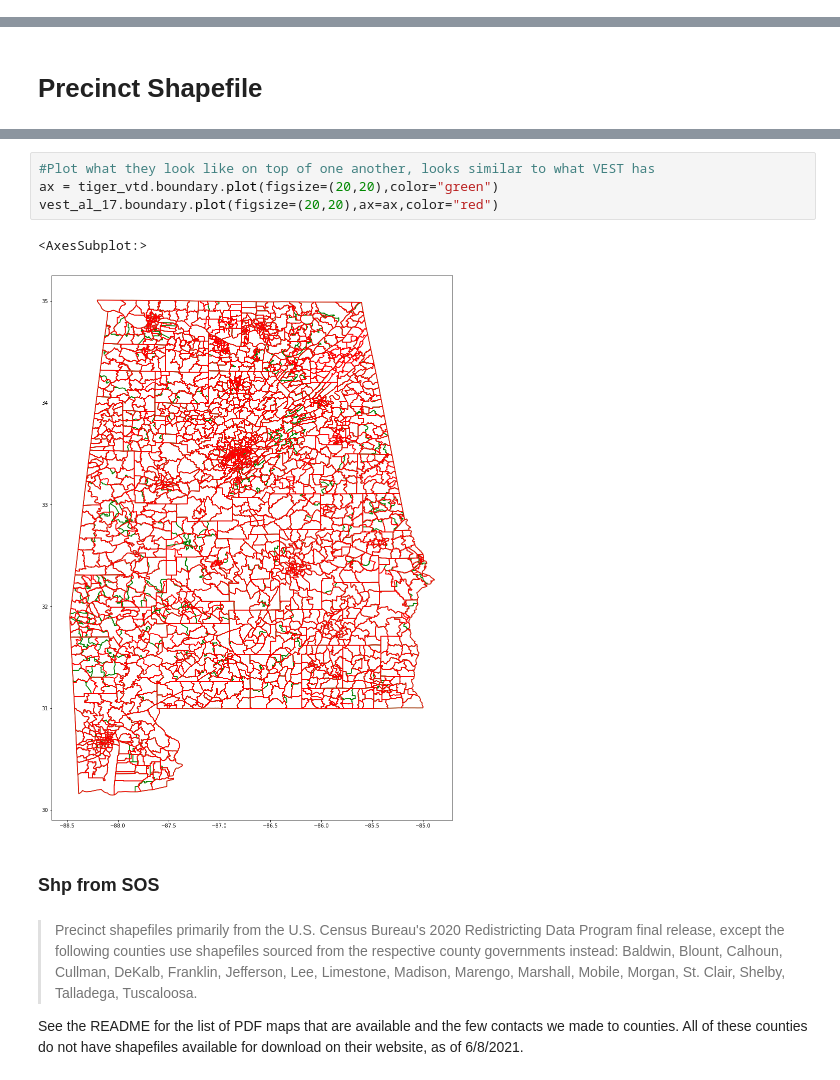
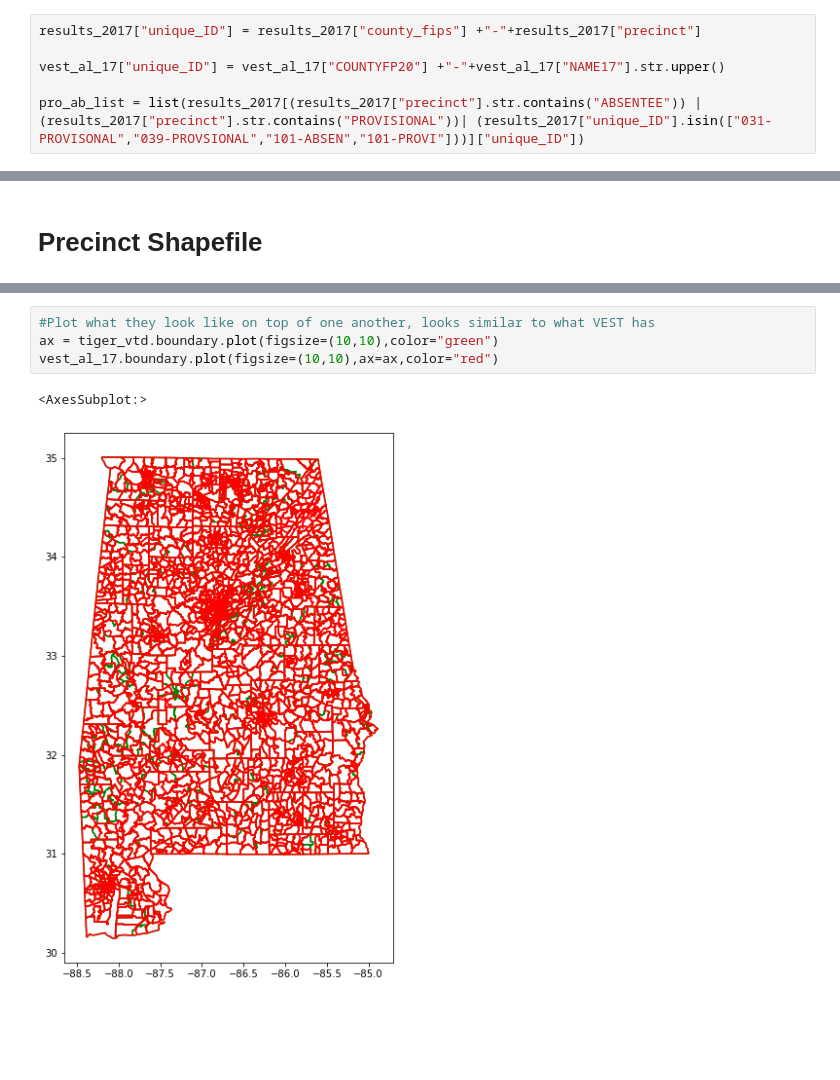
Before and after one commit to nonpartisan-redistricting-datahub/pdv-al, a Jupyter notebook: vest-al-2017/vest-al-2017-validation.ipynb, the cells around one changed output, grey strips where cells are left out. Cells and saved outputs as stored; diff of their text form; blank space fills up the shorter version.

Commit message:
Shapefile progress

```diff
--- a/vest-al-2017/vest-al-2017-validation.ipynb
+++ b/vest-al-2017/vest-al-2017-validation.ipynb
@@ -257,0 +350,6 @@ S17USSOWRI: 1413.0      VEST sum:  22877        RDH sum:  21464.0
+# %%
+results_2017["unique_ID"] = results_2017["county_fips"] +"-"+results_2017["precinct"]
+
+vest_al_17["unique_ID"] = vest_al_17["COUNTYFP20"] +"-"+vest_al_17["NAME17"].str.upper()
+
+pro_ab_list = list(results_2017[(results_2017["precinct"].str.contains("ABSENTEE")) |(results_2017["precinct"].str.contains("PROVISIONAL"))| (results_2017["unique_ID"].isin(["031-PROVISONAL","039-PROVSIONAL","101-ABSEN","101-PROVI"]))]["unique_ID"])
@@ -281,14 +626,7 @@ tiger_vtd.shape
 # %%
 #Plot what they look like on top of one another, looks similar to what VEST has
-ax = tiger_vtd.boundary.plot(figsize=(20,20),color="green")
-vest_al_17.boundary.plot(figsize=(20,20),ax=ax,color="red")
+ax = tiger_vtd.boundary.plot(figsize=(10,10),color="green")
+vest_al_17.boundary.plot(figsize=(10,10),ax=ax,color="red")
 # %% [output]
 <AxesSubplot:>
-[figure, old version]
+[figure, new version]
-# %% [markdown]
-### Shp from SOS
-# %% [markdown]
-> Precinct shapefiles primarily from the U.S. Census Bureau's 2020 Redistricting Data Program final release, except the following counties use shapefiles sourced from the respective county governments instead: Baldwin, Blount, Calhoun, Cullman, DeKalb, Franklin, Jefferson, Lee, Limestone, Madison, Marengo, Marshall, Mobile, Morgan, St. Clair, Shelby, Talladega, Tuscaloosa.
-
-
-See the README for the list of PDF maps that are available and the few contacts we made to counties. All of these counties do not have shapefiles available for download on their website, as of 6/8/2021.
```
Also changed, not shown: parts of 71 cells of this notebook, 3 other files.
